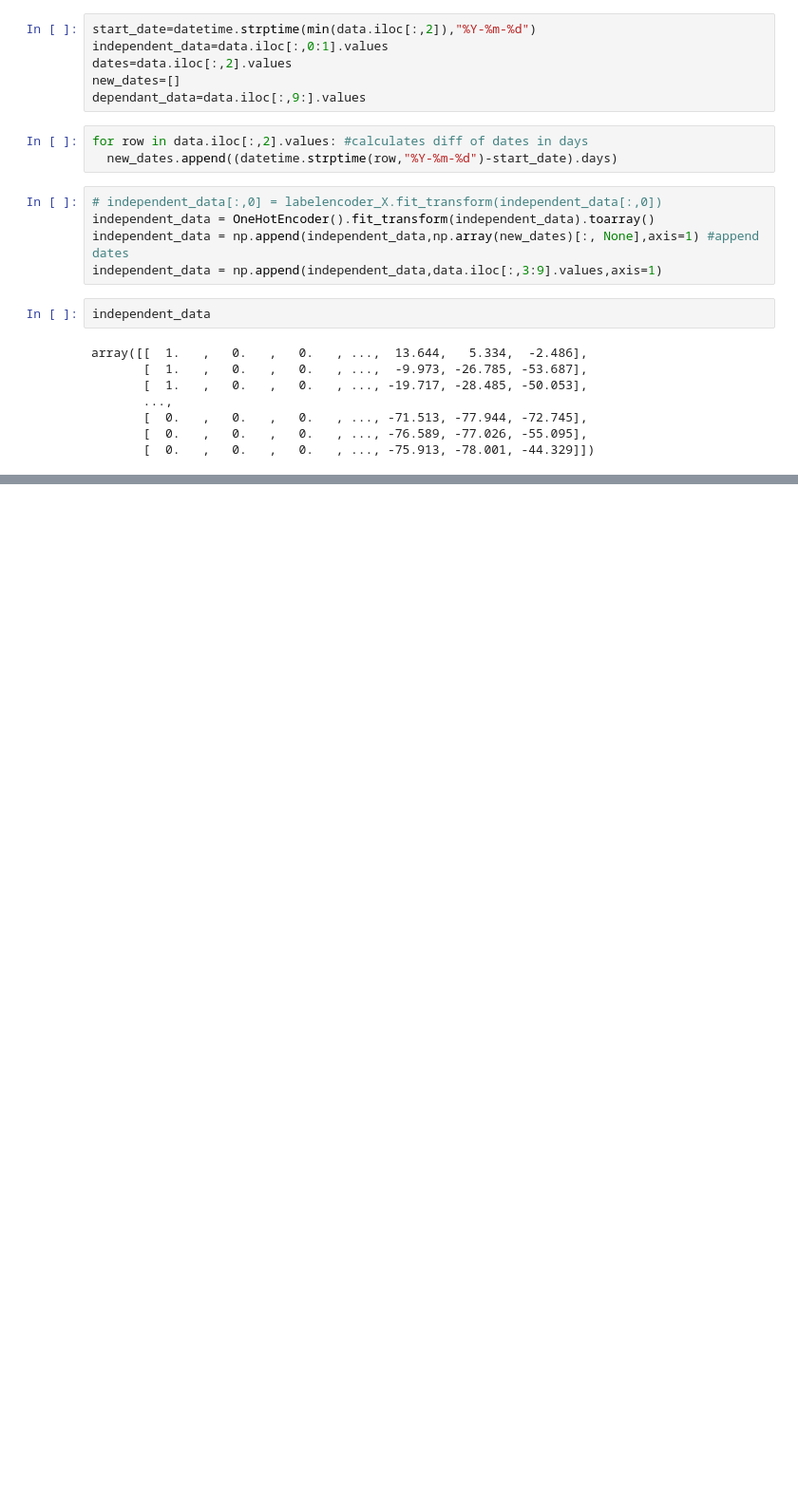
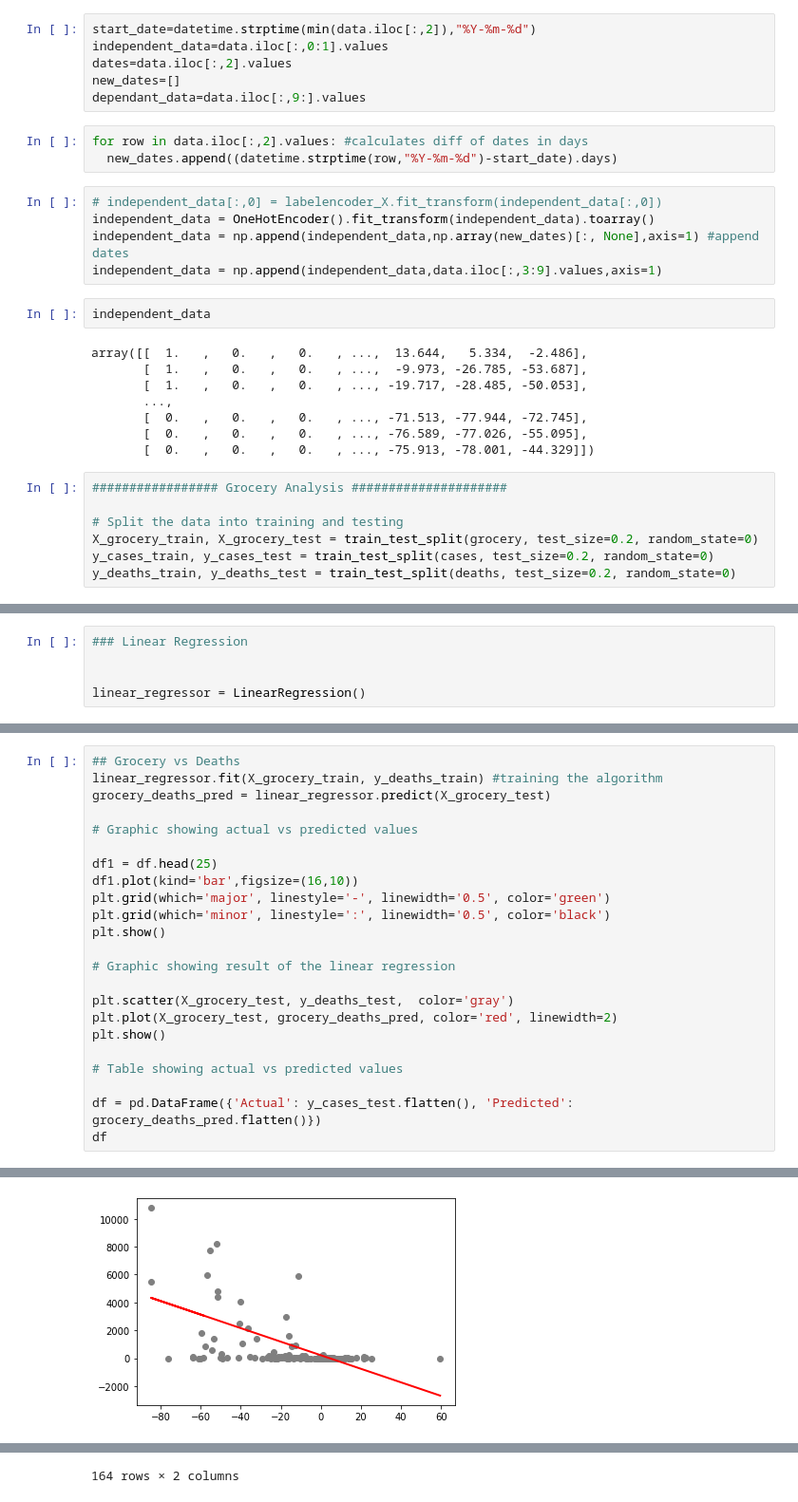
Before and after one commit to leonormsousa/IART_1920, a Jupyter notebook: Proj2/proj.ipynb, the cells around one changed output, grey strips where cells are left out. Shown at 95% size. Drawn from its saved outputs; the diff is of its cells as text; blank space fills up the shorter version.

```diff
--- a/Proj2/proj.ipynb
+++ b/Proj2/proj.ipynb
@@ -62,3 +67,10 @@ array([[  1.   ,   0.   ,   0.   , ...,  13.644,   5.334,  -2.486],
        [  0.   ,   0.   ,   0.   , ..., -71.513, -77.944, -72.745],
        [  0.   ,   0.   ,   0.   , ..., -76.589, -77.026, -55.095],
        [  0.   ,   0.   ,   0.   , ..., -75.913, -78.001, -44.329]])
+# %%
+################# Grocery Analysis #####################
+
+# Split the data into training and testing
+X_grocery_train, X_grocery_test = train_test_split(grocery, test_size=0.2, random_state=0)
+y_cases_train, y_cases_test = train_test_split(cases, test_size=0.2, random_state=0)
+y_deaths_train, y_deaths_test = train_test_split(deaths, test_size=0.2, random_state=0)
@@ -64,0 +94,5 @@ array([[  1.   ,   0.   ,   0.   , ...,  13.644,   5.334,  -2.486],
+# %%
+### Linear Regression
+
+
+linear_regressor = LinearRegression()
@@ -64,0 +138,24 @@ array([[  1.   ,   0.   ,   0.   , ...,  13.644,   5.334,  -2.486],
+# %%
+## Grocery vs Deaths
+linear_regressor.fit(X_grocery_train, y_deaths_train) #training the algorithm
+grocery_deaths_pred = linear_regressor.predict(X_grocery_test)
+
+# Graphic showing actual vs predicted values
+
+df1 = df.head(25)
+df1.plot(kind='bar',figsize=(16,10))
+plt.grid(which='major', linestyle='-', linewidth='0.5', color='green')
+plt.grid(which='minor', linestyle=':', linewidth='0.5', color='black')
+plt.show()
+
+# Graphic showing result of the linear regression
+
+plt.scatter(X_grocery_test, y_deaths_test,  color='gray')
+plt.plot(X_grocery_test, grocery_deaths_pred, color='red', linewidth=2)
+plt.show()
+
+# Table showing actual vs predicted values
+
+df = pd.DataFrame({'Actual': y_cases_test.flatten(), 'Predicted': grocery_deaths_pred.flatten()})
+df
+# %% [output]
@@ -64,0 +163 @@ array([[  1.   ,   0.   ,   0.   , ...,  13.644,   5.334,  -2.486],
+[figure, added]
@@ -64,0 +176 @@ array([[  1.   ,   0.   ,   0.   , ...,  13.644,   5.334,  -2.486],
+164 rows × 2 columns
```
Also changed, not shown: parts of 27 cells of this notebook.
